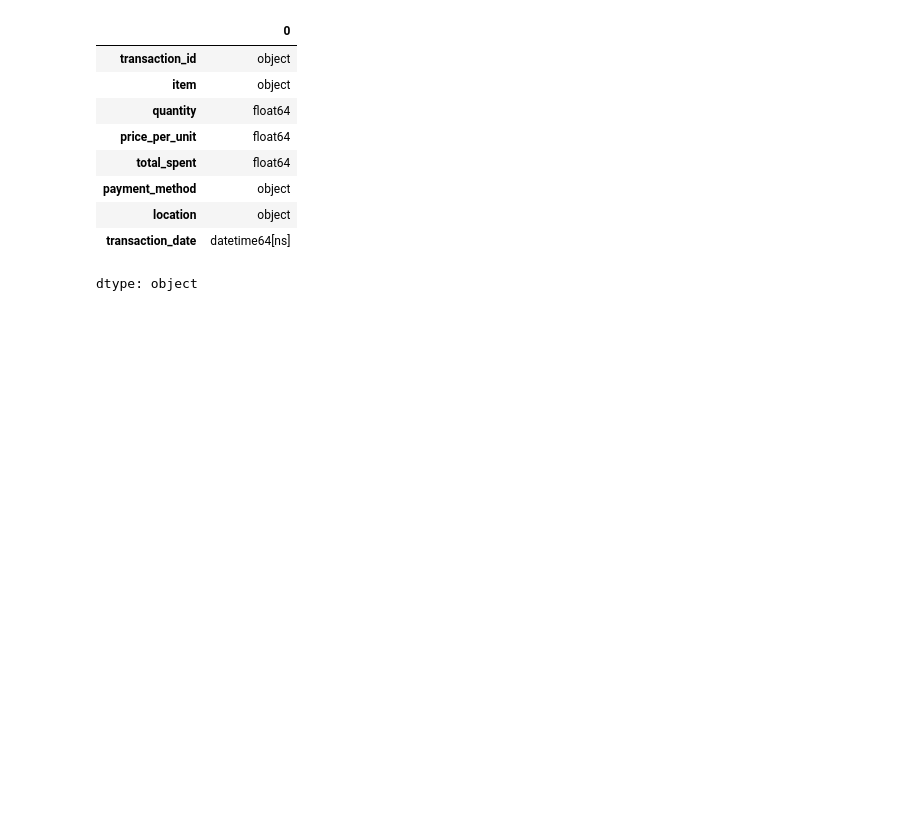
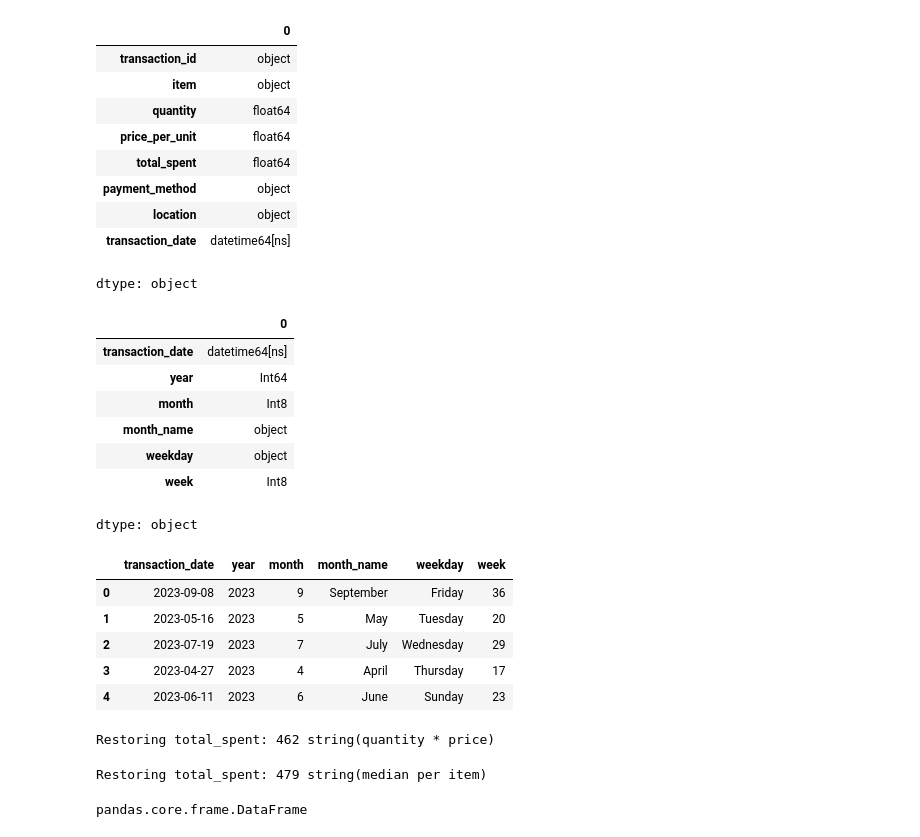
Before and after one commit to AllaYermilko/Analysis_Cafe_Sales, a Jupyter notebook: EDA_Cafe_Sales.ipynb, the cells around one changed output. Cells and saved outputs as stored; diff of their text form; code cells hidden in the pictures; blank space fills up the shorter version.

Commit message:
Data Cleaning (part2)

```diff
--- a/EDA_Cafe_Sales.ipynb
+++ b/EDA_Cafe_Sales.ipynb
@@ -274,3 +274,75 @@ Convering columns:
 | location | object |
 | transaction_date | datetime64[ns] |
 dtype: object
+# %%
+# Extracting time signatures
+df['year'] = df['transaction_date'].dt.year.astype('Int64')
+df['month'] = df['transaction_date'].dt.month.astype('Int8')
+
+# df['month_name'] = df['transaction_date'].dt.month.name()
+df['month_name'] = df['transaction_date'].dt.strftime('%B')  # B - повна версія назви, b - скорочена
+
+df['weekday'] = df['transaction_date'].dt.day_name()
+df['week'] = df['transaction_date'].dt.isocalendar().week.astype('Int8')
+
+display(df[['transaction_date','year', 'month', 'month_name', 'weekday', 'week']].dtypes)
+df[['transaction_date', 'year', 'month', 'month_name', 'weekday', 'week']].head()
+# %% [output]
+|  | 0 |
+| transaction_date | datetime64[ns] |
+| year | Int64 |
+| month | Int8 |
+| month_name | object |
+| weekday | object |
+| week | Int8 |
+dtype: object
+|  | transaction_date | year | month | month_name | weekday | week |
+| 0 | 2023-09-08 | 2023 | 9 | September | Friday | 36 |
+| 1 | 2023-05-16 | 2023 | 5 | May | Tuesday | 20 |
+| 2 | 2023-07-19 | 2023 | 7 | July | Wednesday | 29 |
+| 3 | 2023-04-27 | 2023 | 4 | April | Thursday | 17 |
+| 4 | 2023-06-11 | 2023 | 6 | June | Sunday | 23 |
+# %%
+# Restoring total_spent (quantity * price)
+
+mask_recoverable = (
+    df['total_spent'].isna() &
+    df['quantity'].notna() &
+    df['price_per_unit'].notna()
+)
+
+df.loc[mask_recoverable, 'total_spent'] = (
+    df.loc[mask_recoverable, 'quantity'] *
+    df.loc[mask_recoverable, 'price_per_unit']
+)
+
+print(f"Restoring total_spent: {mask_recoverable.sum()} string(quantity * price)")
+# %% [output]
+Restoring total_spent: 462 string(quantity * price)
+# %%
+# dict of median prices
+price_map = (
+    df.dropna(subset=['item', 'price_per_unit'])
+    .groupby('item')['price_per_unit']
+    .median()
+    .to_dict()
+)
+
+mask_price = df['price_per_unit'].isna() & df['item'].notna()
+df.loc[mask_price, 'price_per_unit'] = df.loc[mask_price, 'item'].map(price_map)
+print(f"Restoring total_spent: {mask_price.sum()} string(median per item)")
+
+# mask_price.sum()
+# df.loc[mask_price, 'item'].map(price_map)
+# df[58:59]
+# %% [output]
+Restoring total_spent: 479 string(median per item)
+# %%
+type(df[mask_price]) # DataFrame
+type(df[mask_price]['item']) # Series
+type(df[mask_price][['item', 'price_per_unit']]) # DataFrame
+
+type(df.loc[mask_price]['item']) # Series
+type(df.loc[mask_price][['item', 'price_per_unit']]) # DataFrame
+# %% [output]
+pandas.core.frame.DataFrame
```
Also changed, not shown: parts of 10 cells of this notebook.
